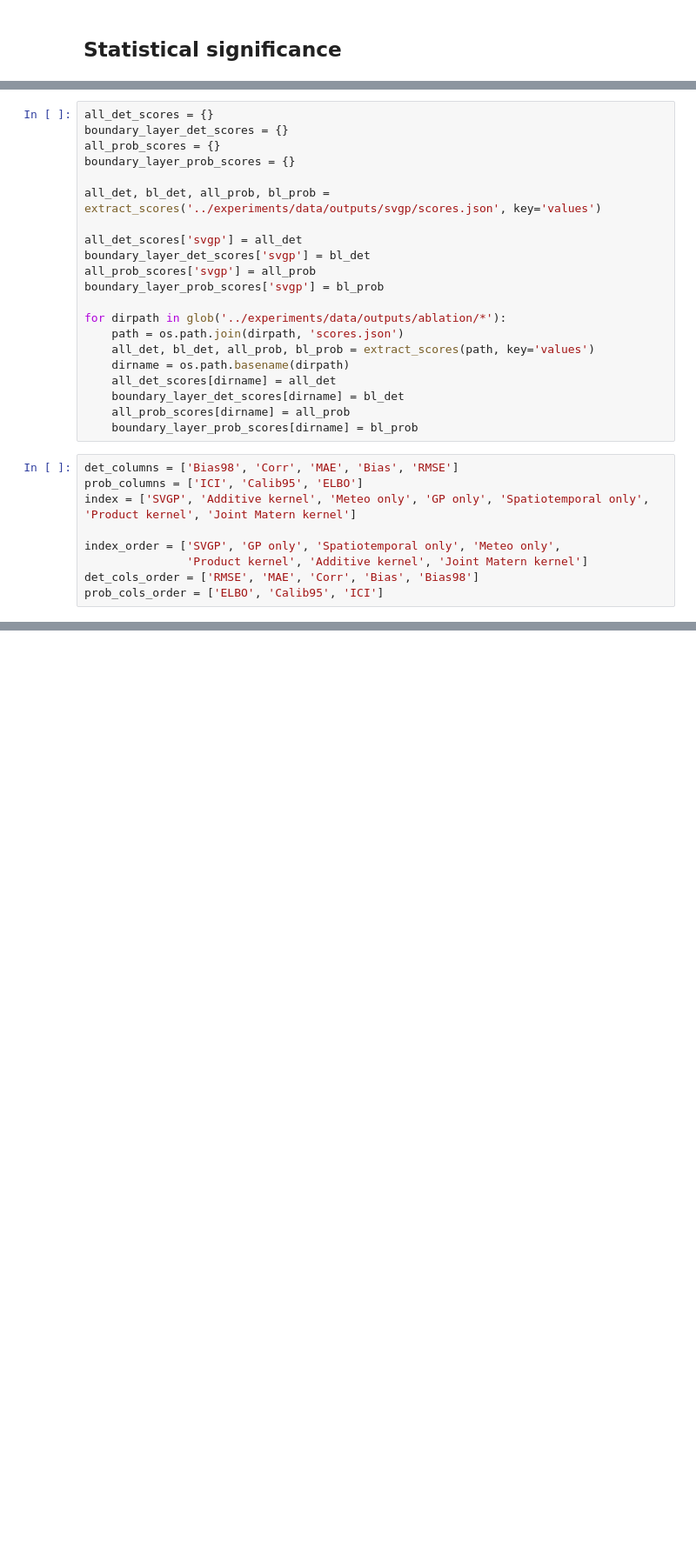
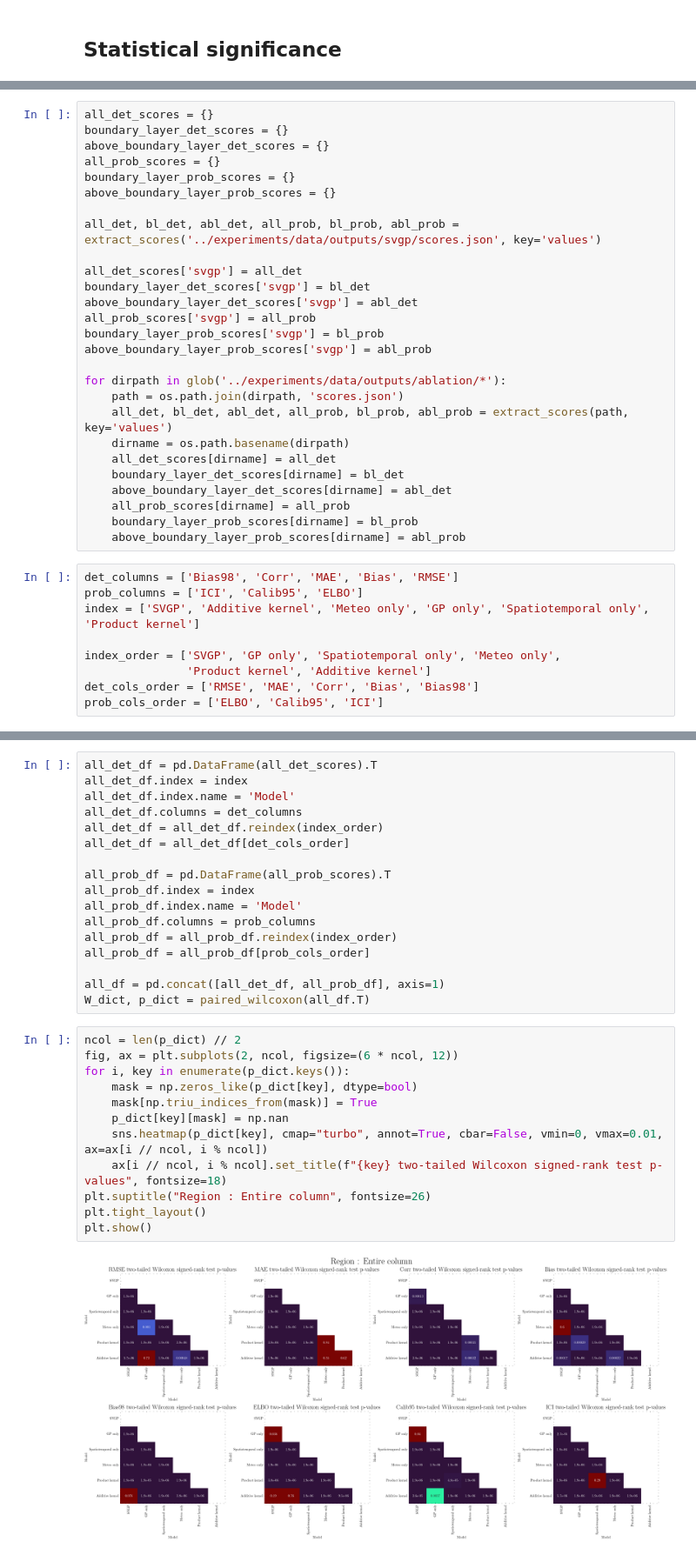
Before and after one commit to shahineb/aodisaggregation, a Jupyter notebook: notebooks/ablation-scores-analysis.ipynb, the cells around one changed output, grey strips where cells are left out. Shown at 87% size. Drawn from its saved outputs; the diff is of its cells as text; blank space fills up the shorter version.

```diff
--- a/notebooks/ablation-scores-analysis.ipynb
+++ b/notebooks/ablation-scores-analysis.ipynb
@@ -255,30 +310,36 @@ def paired_wilcoxon(df):
 # %%
 all_det_scores = {}
 boundary_layer_det_scores = {}
+above_boundary_layer_det_scores = {}
 all_prob_scores = {}
 boundary_layer_prob_scores = {}
+above_boundary_layer_prob_scores = {}
 
-all_det, bl_det, all_prob, bl_prob = extract_scores('../experiments/data/outputs/svgp/scores.json', key='values')
+all_det, bl_det, abl_det, all_prob, bl_prob, abl_prob = extract_scores('../experiments/data/outputs/svgp/scores.json', key='values')
 
 all_det_scores['svgp'] = all_det
 boundary_layer_det_scores['svgp'] = bl_det
+above_boundary_layer_det_scores['svgp'] = abl_det
 all_prob_scores['svgp'] = all_prob
 boundary_layer_prob_scores['svgp'] = bl_prob
+above_boundary_layer_prob_scores['svgp'] = abl_prob
 
 for dirpath in glob('../experiments/data/outputs/ablation/*'):
     path = os.path.join(dirpath, 'scores.json')
-    all_det, bl_det, all_prob, bl_prob = extract_scores(path, key='values')
+    all_det, bl_det, abl_det, all_prob, bl_prob, abl_prob = extract_scores(path, key='values')
     dirname = os.path.basename(dirpath)
     all_det_scores[dirname] = all_det
     boundary_layer_det_scores[dirname] = bl_det
+    above_boundary_layer_det_scores[dirname] = abl_det
     all_prob_scores[dirname] = all_prob
     boundary_layer_prob_scores[dirname] = bl_prob
+    above_boundary_layer_prob_scores[dirname] = abl_prob
 # %%
 det_columns = ['Bias98', 'Corr', 'MAE', 'Bias', 'RMSE']
 prob_columns = ['ICI', 'Calib95', 'ELBO']
-index = ['SVGP', 'Additive kernel', 'Meteo only', 'GP only', 'Spatiotemporal only', 'Product kernel', 'Joint Matern kernel']
+index = ['SVGP', 'Additive kernel', 'Meteo only', 'GP only', 'Spatiotemporal only', 'Product kernel']
 
 index_order = ['SVGP', 'GP only', 'Spatiotemporal only', 'Meteo only',
-               'Product kernel', 'Additive kernel', 'Joint Matern kernel']
+               'Product kernel', 'Additive kernel']
 det_cols_order = ['RMSE', 'MAE', 'Corr', 'Bias', 'Bias98']
 prob_cols_order = ['ELBO', 'Calib95', 'ICI']
@@ -286,0 +346,31 @@ W_dict, p_dict = paired_wilcoxon(df)
+# %%
+all_det_df = pd.DataFrame(all_det_scores).T
+all_det_df.index = index
+all_det_df.index.name = 'Model'
+all_det_df.columns = det_columns
+all_det_df = all_det_df.reindex(index_order)
+all_det_df = all_det_df[det_cols_order]
+
+all_prob_df = pd.DataFrame(all_prob_scores).T
+all_prob_df.index = index
+all_prob_df.index.name = 'Model'
+all_prob_df.columns = prob_columns
+all_prob_df = all_prob_df.reindex(index_order)
+all_prob_df = all_prob_df[prob_cols_order]
+
+all_df = pd.concat([all_det_df, all_prob_df], axis=1)
+W_dict, p_dict = paired_wilcoxon(all_df.T)
+# %%
+ncol = len(p_dict) // 2
+fig, ax = plt.subplots(2, ncol, figsize=(6 * ncol, 12))
+for i, key in enumerate(p_dict.keys()):
+    mask = np.zeros_like(p_dict[key], dtype=bool)
+    mask[np.triu_indices_from(mask)] = True
+    p_dict[key][mask] = np.nan
+    sns.heatmap(p_dict[key], cmap="turbo", annot=True, cbar=False, vmin=0, vmax=0.01, ax=ax[i // ncol, i % ncol])
+    ax[i // ncol, i % ncol].set_title(f"{key} two-tailed Wilcoxon signed-rank test p-values", fontsize=18)
+plt.suptitle("Region : Entire column", fontsize=26)
+plt.tight_layout()
+plt.show()
+# %% [output]
+[figure, added]
```
Also changed, not shown: parts of 17 cells of this notebook, 4 other files.
